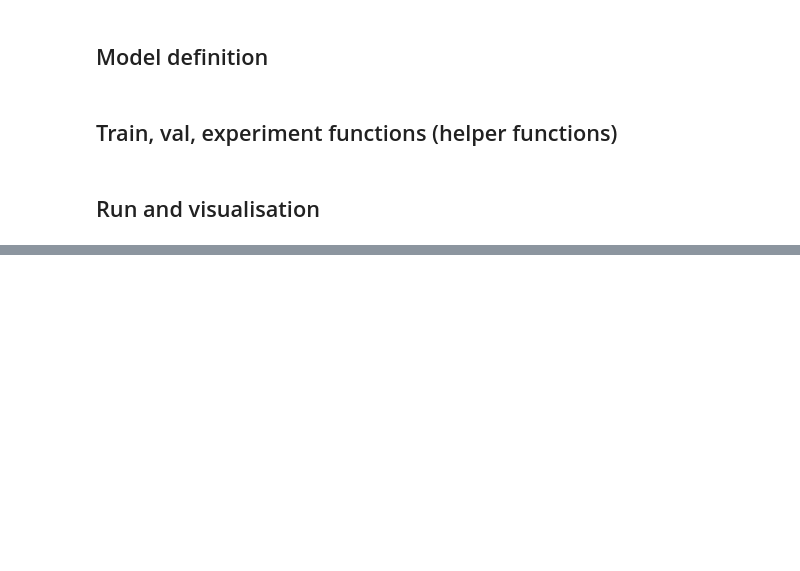
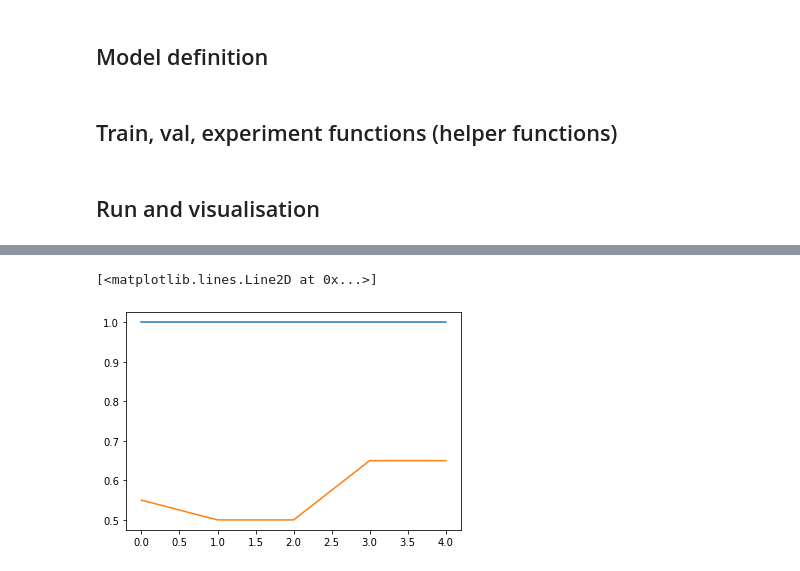
Before and after one commit to fatmahachicha2/Applied-deep-learning-with-python-project---Sentiment-Analysis, a Jupyter notebook: Baseline_LSTM.ipynb, the cells around one changed output, grey strips where cells are left out. Saved outputs shown, nothing was run; the diff lists cells and outputs as text; code cells hidden in the pictures; blank space fills up the shorter version.

```diff
--- a/Baseline_LSTM.ipynb
+++ b/Baseline_LSTM.ipynb
@@ -303,0 +294,6 @@ plt.plot(valid_losses)
+# %%
+plt.plot(train_accs)
+plt.plot(valid_accs)
+# %% [output]
+[<matplotlib.lines.Line2D at 0x...>]
+[figure, added]
```
Also changed, not shown: parts of 5 cells of this notebook.
